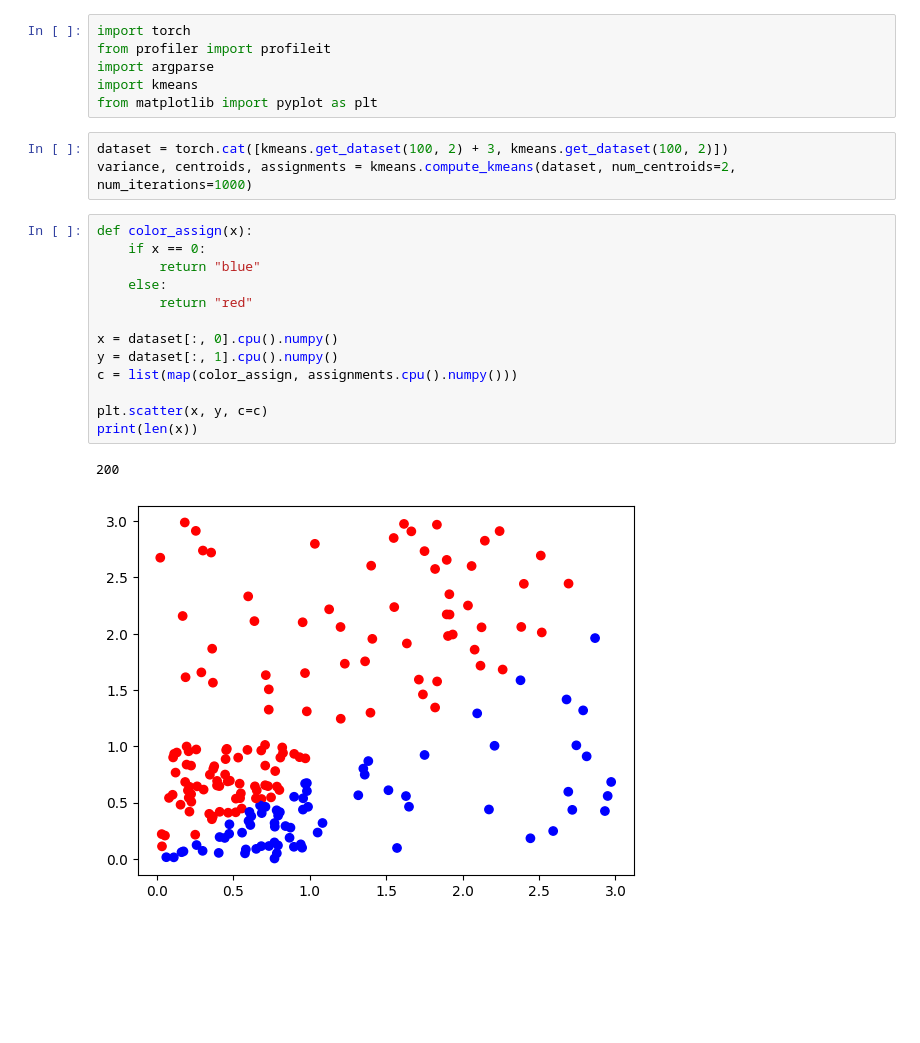
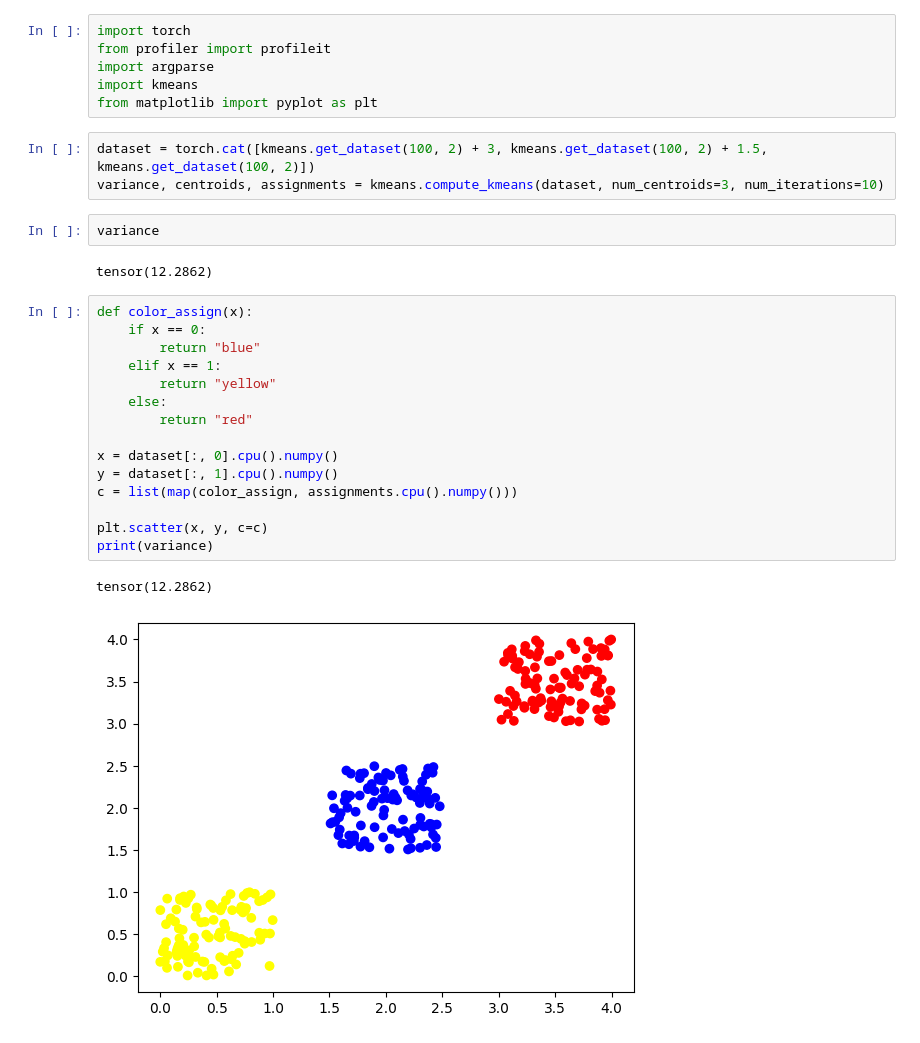
Before and after one commit to viviantitus/IndexOne, a Jupyter notebook: src/plot_kmeans.ipynb, the cells around one changed output. Drawn from its saved outputs; the diff is of its cells as text; blank space fills up the shorter version.

```diff
--- a/src/plot_kmeans.ipynb
+++ b/src/plot_kmeans.ipynb
@@ -5,21 +5,27 @@ import argparse
 import kmeans
 from matplotlib import pyplot as plt
 # %%
-dataset = torch.cat([kmeans.get_dataset(100, 2) + 3, kmeans.get_dataset(100, 2)])
-variance, centroids, assignments = kmeans.compute_kmeans(dataset, num_centroids=2, num_iterations=1000)
+dataset = torch.cat([kmeans.get_dataset(100, 2) + 3, kmeans.get_dataset(100, 2) + 1.5, kmeans.get_dataset(100, 2)])
+variance, centroids, assignments = kmeans.compute_kmeans(dataset, num_centroids=3, num_iterations=10)
+# %%
+variance
+# %% [output]
+tensor(12.2862)
 # %%
 def color_assign(x):
     if x == 0:
         return "blue"
+    elif x == 1:
+        return "yellow"
     else:
         return "red"
 
 x = dataset[:, 0].cpu().numpy()
 y = dataset[:, 1].cpu().numpy()
 c = list(map(color_assign, assignments.cpu().numpy()))
 
 plt.scatter(x, y, c=c)
-print(len(x))
+print(variance)
 # %% [output]
-200
+tensor(12.2862)
-[figure, old version]
+[figure, new version]
```
Also changed, not shown: 4 other files.
